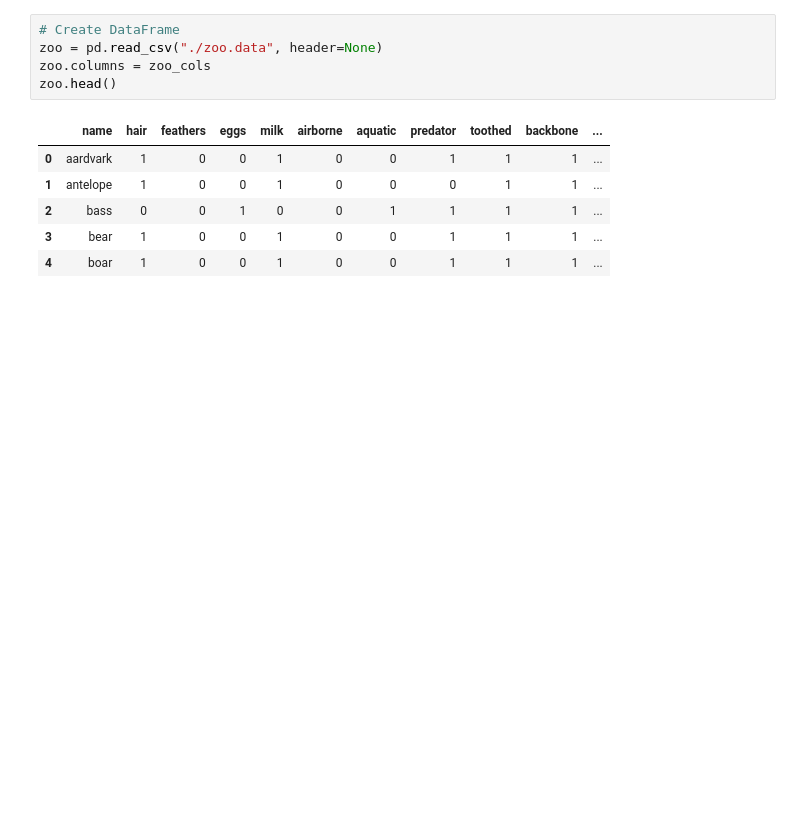
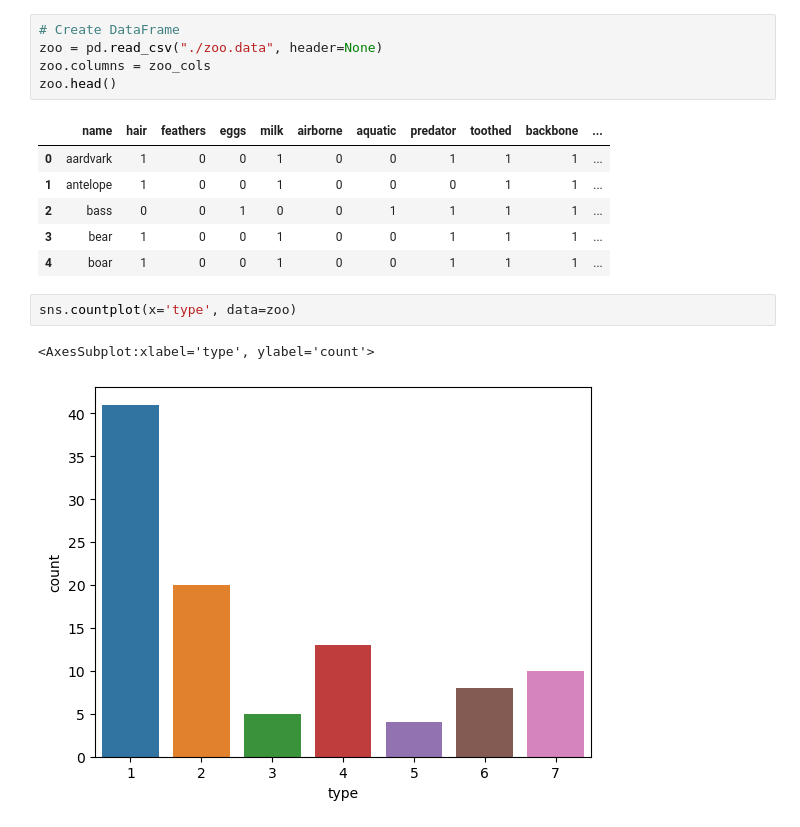
Before and after one commit to Data-Science-for-Conservation/trail_camera, a Jupyter notebook: trail_camera.ipynb, the cells around one changed output. Saved outputs shown, nothing was run; the diff lists cells and outputs as text; blank space fills up the shorter version.

Commit message:
feat: add eda, charts

```diff
--- a/trail_camera.ipynb
+++ b/trail_camera.ipynb
@@ -71,3 +87,8 @@ zoo.head()
 | 2 | bass | 0 | 0 | 1 | 0 | 0 | 1 | 1 | 1 | 1 | ... |
 | 3 | bear | 1 | 0 | 0 | 1 | 0 | 0 | 1 | 1 | 1 | ... |
 | 4 | boar | 1 | 0 | 0 | 1 | 0 | 0 | 1 | 1 | 1 | ... |
+# %%
+sns.countplot(x='type', data=zoo)
+# %% [output]
+<AxesSubplot:xlabel='type', ylabel='count'>
+[figure, added]
```
Also changed, not shown: parts of 6 cells of this notebook.
